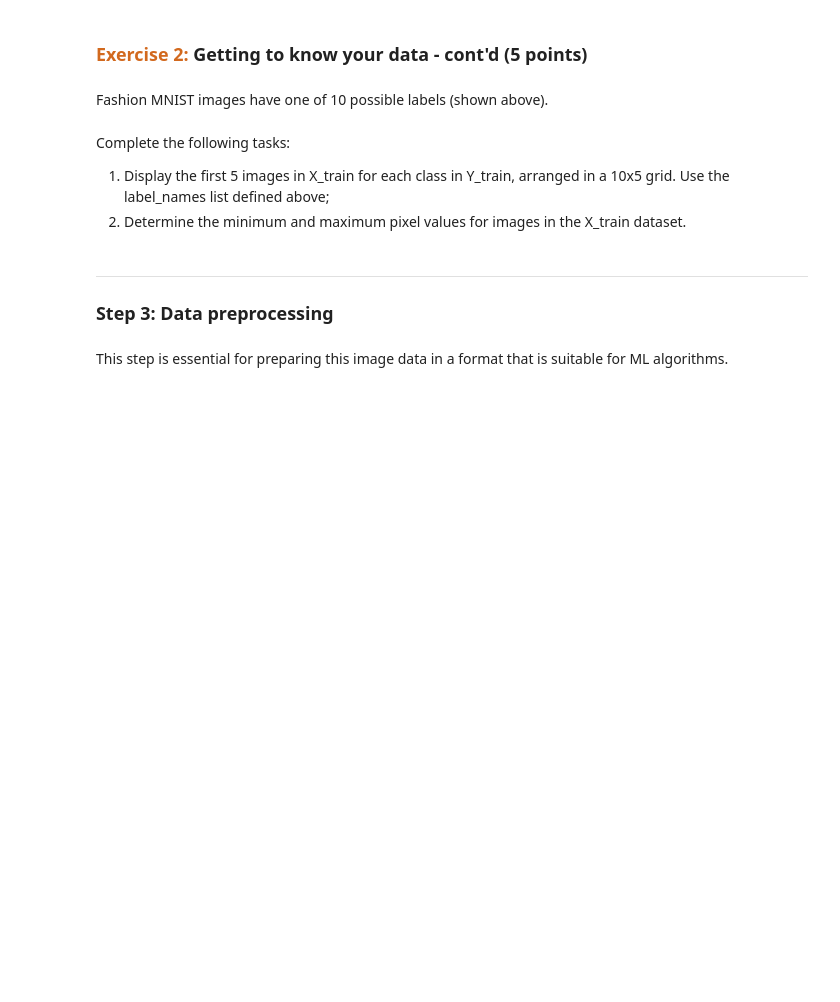
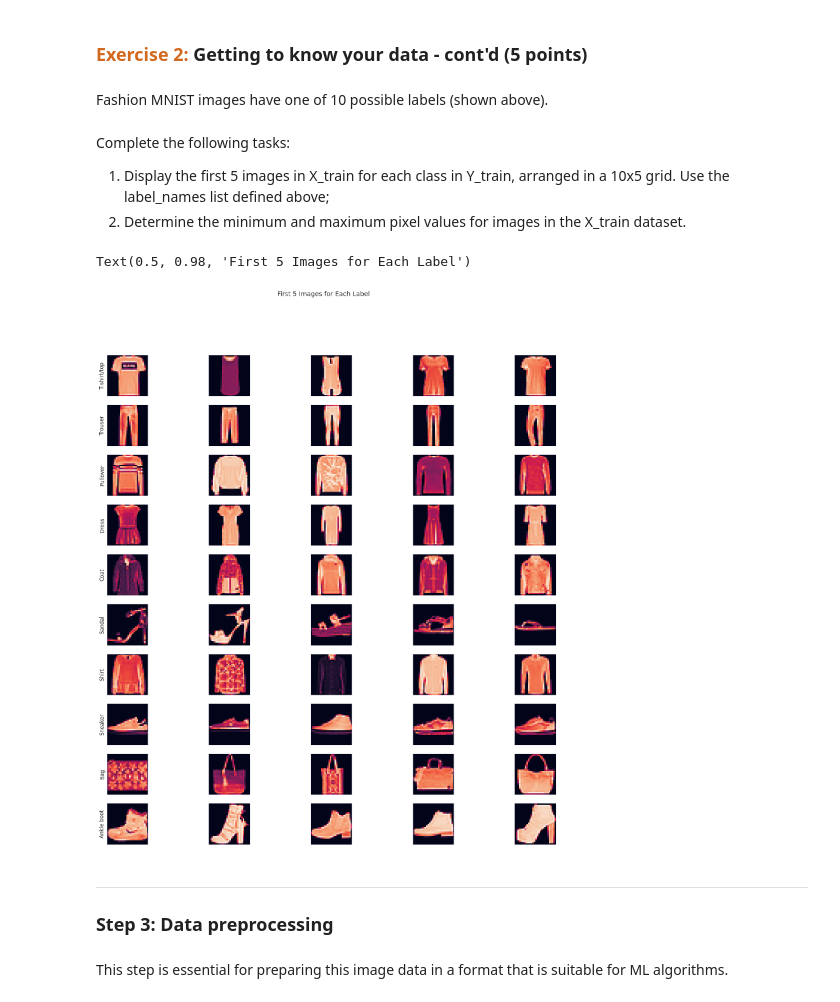
Before and after one commit to dabingougou/207, a Jupyter notebook: week_4/04 Logistic Regression with Tensorflow.ipynb, the cells around one changed output. Saved outputs shown, nothing was run; the diff lists cells and outputs as text; code cells hidden in the pictures; blank space fills up the shorter version.

```diff
--- a/week_4/04 Logistic Regression with Tensorflow.ipynb
+++ b/week_4/04 Logistic Regression with Tensorflow.ipynb
@@ -66,3 +118,56 @@ Complete the following tasks:
+# %%
+# YOUR CODE HERE
+
+# Instead of using the code chunk from documentation directly, I tried the object-oriented plotting here
+
+#fig, ax = plt.subplots(10, 5)
+
+#img = ax.imshow(X_)
+#Y_train
+#np.stack((X_train, Y_train.reshape(-1, 1)), axis=1)
+#Y_train.reshape(-1, 1).shape
+#fig, ax = plt.subplots()
+#for i in np.unique(Y_train):
+#    print(i)
+#    X_train[i,:,:]
+
+labels_num = np.unique(Y_train)
+
+counter = 0
+#while counter <= 4:
+#    counter += 1
+#    print(counter)
+
+first_five_indices = {label:[] for label in np.unique(Y_train)}
+
+for idx, label in enumerate(Y_train):
+    if len(first_five_indices[label]) < 5:
+        first_five_indices[label].append(idx)
+    if all(len(indices) == 5 for indices in first_five_indices.values()):
+        break
+
+first_five_indices
+
+
+fig, ax = plt.subplots(10, 5,
+                       figsize=(20, 20))
+
+for label in labels_num:
+    col_num = 0
+    ax[label, 0].set_ylabel(label_names[label])
+    for idx in first_five_indices[label]:
+        ax[label, col_num].imshow(X_train[idx,:,:])
+#        ax[label, col_num].set_xlabel(label_names[label],
+#                                      fontsize=12)
+        ax[label, col_num].set_xticks([])
+        ax[label, col_num].set_yticks([])
+
+        col_num += 1
+
+fig.suptitle("First 5 Images for Each Label")
+# %% [output]
+Text(0.5, 0.98, 'First 5 Images for Each Label')
+[figure, added]
 # %% [markdown]
 ---
 ### Step 3: Data preprocessing
```
Also changed, not shown: parts of 17 cells of this notebook, 1 other file.
